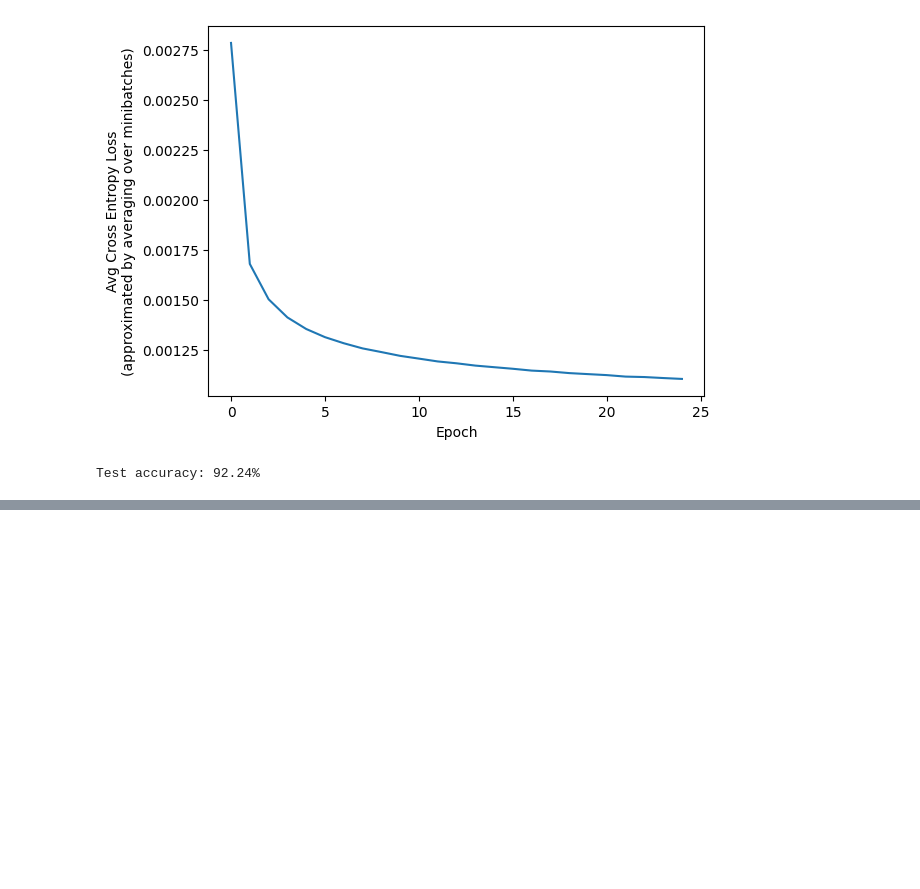
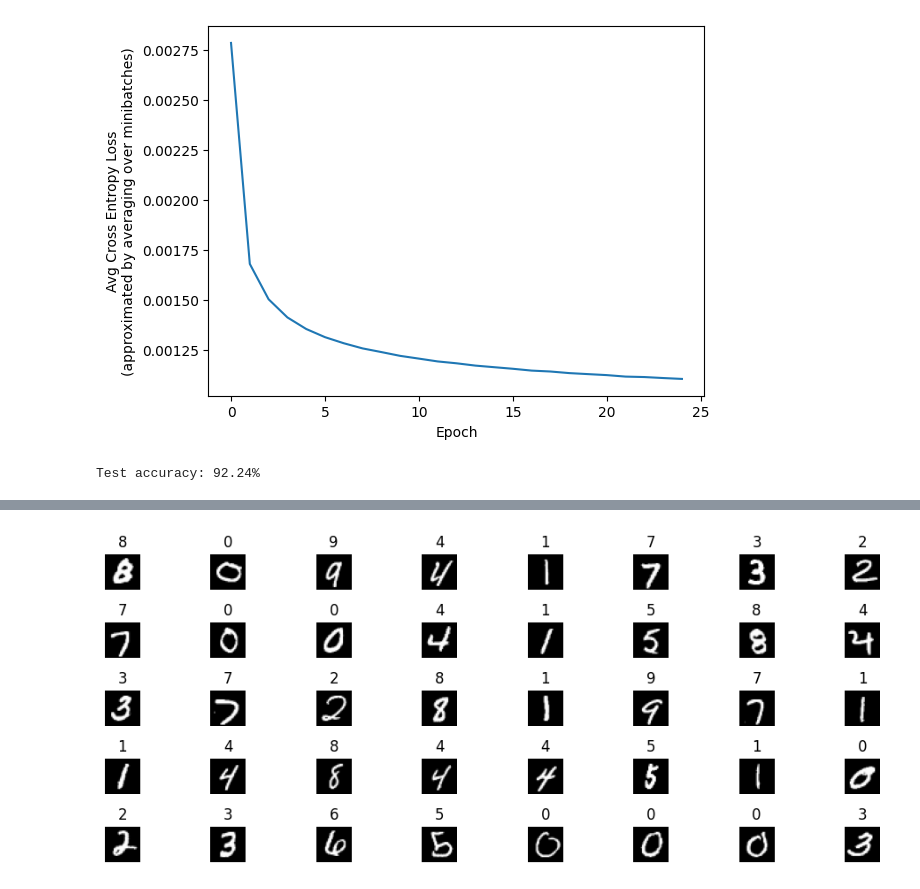
Before and after one commit to carteag43066/ML_2, a Jupyter notebook: Codigos/Session 5/softmax_regression_mnist.ipynb, the cells around one changed output, grey strips where cells are left out. Saved outputs shown, nothing was run; the diff lists cells and outputs as text; code cells hidden in the pictures; blank space fills up the shorter version.

```diff
--- a/Codigos/Session 5/softmax_regression_mnist.ipynb
+++ b/Codigos/Session 5/softmax_regression_mnist.ipynb
@@ -200,0 +230,12 @@ Predicted labels tensor([7, 2, 1, 0])
+# %%
+fig, axes = plt.subplots(5, 8, figsize=(10, 4))
+for ax in axes.flat:
+    idx = random.randint(0, len(test_dataset) - 1)
+    image, label = test_dataset[idx]
+    ax.imshow(image.squeeze(), cmap='gray')
+    ax.set_title(f'{label}')
+    ax.axis('off')
+plt.tight_layout()
+plt.show()
+# %% [output]
+[figure, added]
```
Also changed, not shown: parts of 9 cells of this notebook, 2 other files.
